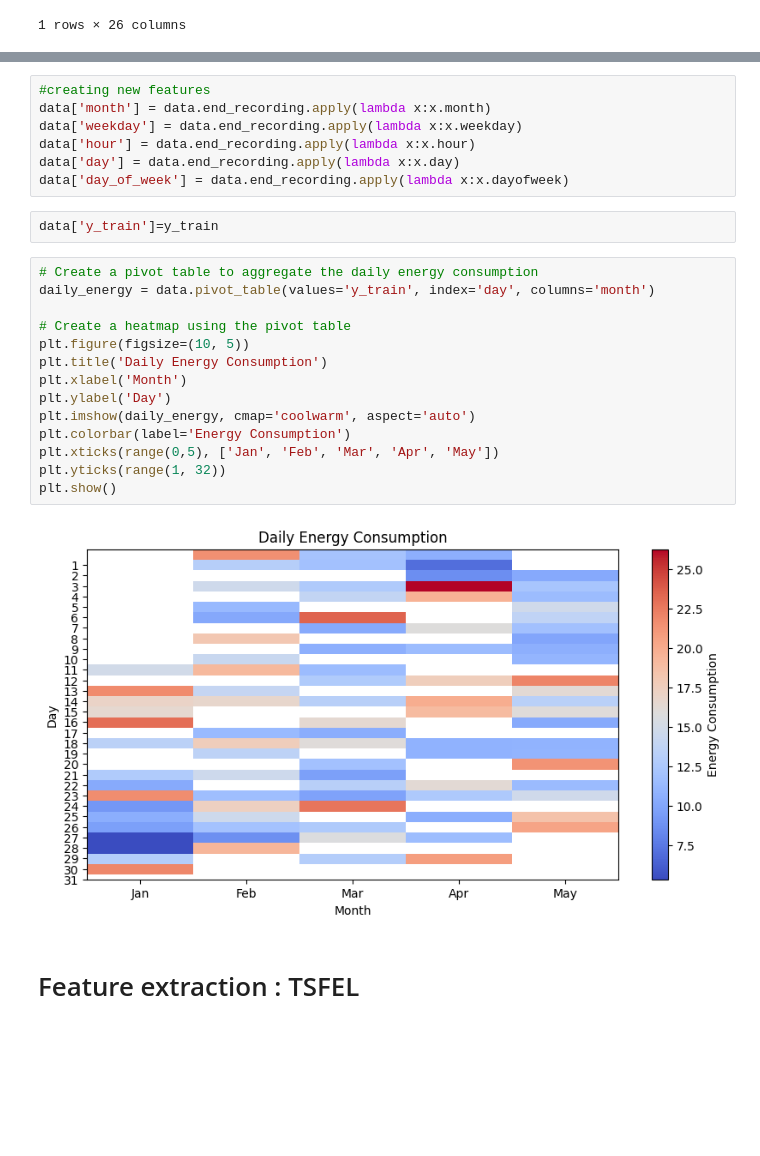
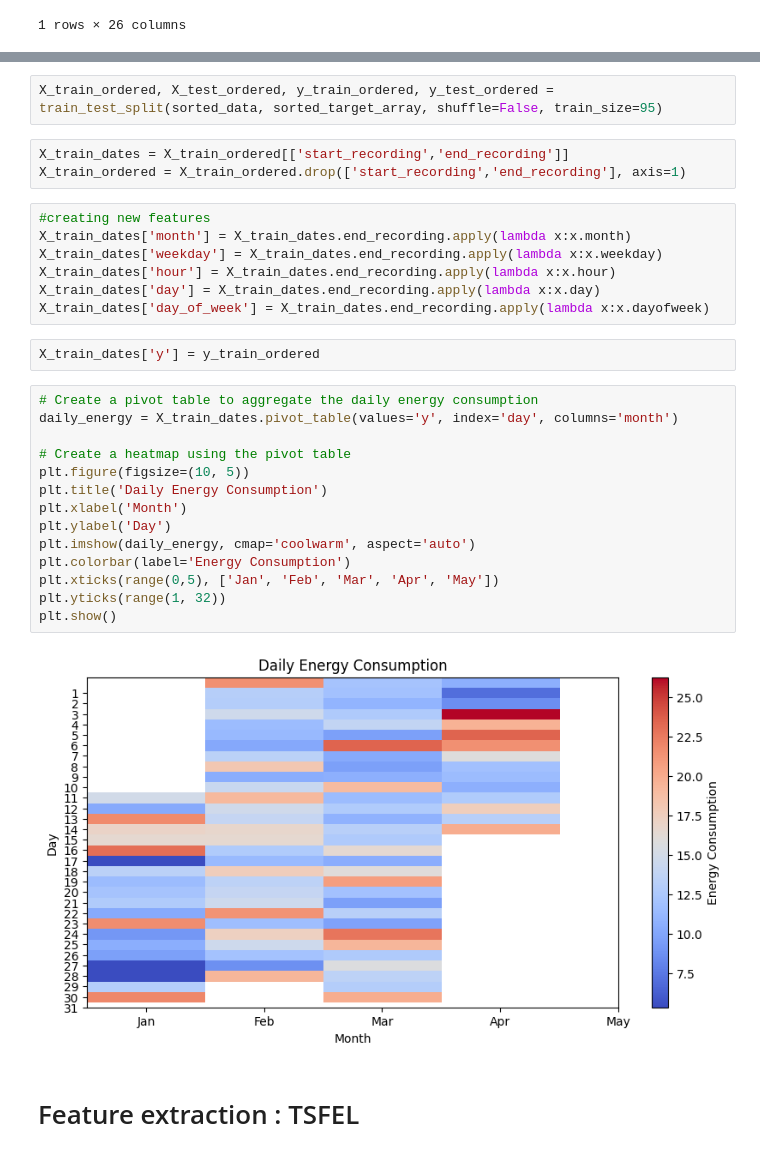
Before and after one commit to nour-m-bouayed/TSFEL_Review, a Jupyter notebook: TSFEL_ExtrinsicRegression.ipynb, the cells around one changed output, grey strips where cells are left out. Saved outputs shown, nothing was run; the diff lists cells and outputs as text; blank space fills up the shorter version.

```diff
--- a/TSFEL_ExtrinsicRegression.ipynb
+++ b/TSFEL_ExtrinsicRegression.ipynb
@@ -106,28 +139,33 @@ data.start_recording[0].month
+# %%
+X_train_ordered, X_test_ordered, y_train_ordered, y_test_ordered = train_test_split(sorted_data, sorted_target_array, shuffle=False, train_size=95)
+# %%
+X_train_dates = X_train_ordered[['start_recording','end_recording']]
+X_train_ordered = X_train_ordered.drop(['start_recording','end_recording'], axis=1)
 # %%
 #creating new features
-data['month'] = data.end_recording.apply(lambda x:x.month)
-data['weekday'] = data.end_recording.apply(lambda x:x.weekday)
-data['hour'] = data.end_recording.apply(lambda x:x.hour)
-data['day'] = data.end_recording.apply(lambda x:x.day)
-data['day_of_week'] = data.end_recording.apply(lambda x:x.dayofweek)
+X_train_dates['month'] = X_train_dates.end_recording.apply(lambda x:x.month)
+X_train_dates['weekday'] = X_train_dates.end_recording.apply(lambda x:x.weekday)
+X_train_dates['hour'] = X_train_dates.end_recording.apply(lambda x:x.hour)
+X_train_dates['day'] = X_train_dates.end_recording.apply(lambda x:x.day)
+X_train_dates['day_of_week'] = X_train_dates.end_recording.apply(lambda x:x.dayofweek)
-# %%
-data['y_train']=y_train
+# %%
+X_train_dates['y'] = y_train_ordered
 # %%
 # Create a pivot table to aggregate the daily energy consumption
-daily_energy = data.pivot_table(values='y_train', index='day', columns='month')
+daily_energy = X_train_dates.pivot_table(values='y', index='day', columns='month')
 
 # Create a heatmap using the pivot table
 plt.figure(figsize=(10, 5))
 plt.title('Daily Energy Consumption')
 plt.xlabel('Month')
 plt.ylabel('Day')
 plt.imshow(daily_energy, cmap='coolwarm', aspect='auto')
 plt.colorbar(label='Energy Consumption')
 plt.xticks(range(0,5), ['Jan', 'Feb', 'Mar', 'Apr', 'May'])
 plt.yticks(range(1, 32))
 plt.show()
 # %% [output]
-[figure, old version]
+[figure, new version]
 # %% [markdown]
 # Feature extraction : TSFEL
 # %% [markdown]
```
Also changed, not shown: parts of 7 cells of this notebook.
